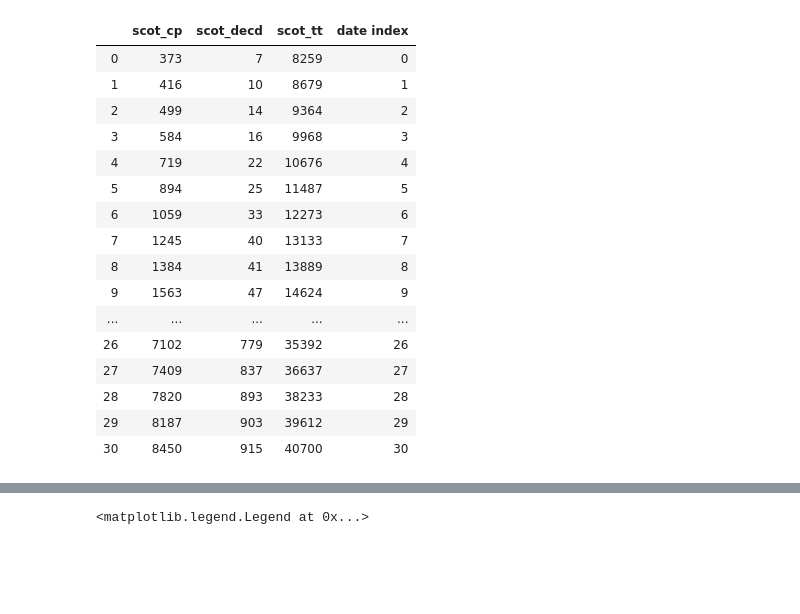
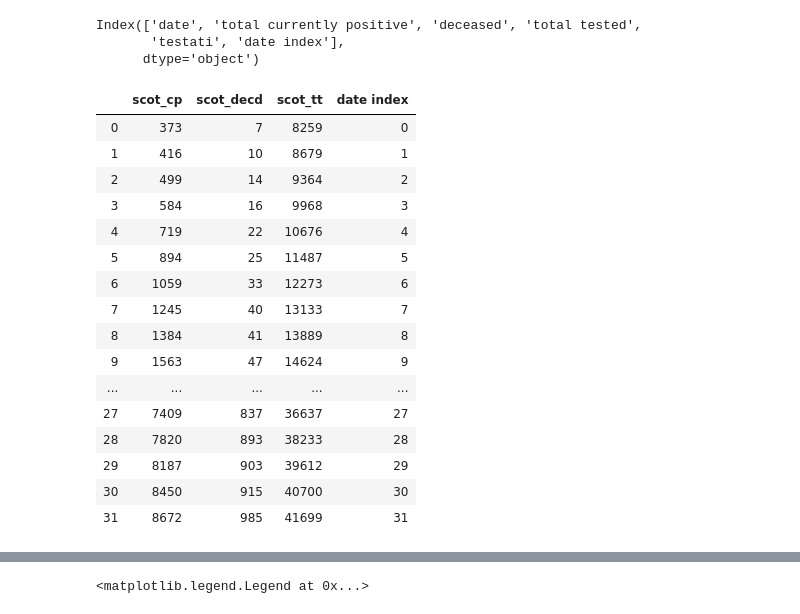
Before and after one commit to watty62/Scot_covid19, a Jupyter notebook: compare countries.ipynb, the cells around one changed output, grey strips where cells are left out. Drawn from its saved outputs; the diff is of its cells as text; code cells hidden in the pictures; blank space fills up the shorter version.

```diff
--- a/compare countries.ipynb
+++ b/compare countries.ipynb
@@ -18,7 +18,7 @@ df_italy.head(2)
 | 1 | 2020-02-25T18:00:00 | ITA | 114 | 35 | 150 | 162 | ... |
 # %%
 # English translations of the column names
-df_italy.columns =['date', 'state', 'hospitalized with symptoms', 'intensive care', 'total hospitalized', 'home isolation', 'total currently positive', 'change in positive','new currently positive', 'discharged healed', 'deceased', 'total cases', 'total tested']
+df_italy.columns =['date', 'state', 'hospitalized with symptoms', 'intensive care', 'total hospitalized', 'home isolation', 'total currently positive', 'change in positive','new currently positive', 'discharged healed', 'deceased', 'total cases', 'total tested', 'testati']
 # %%
 df_italy.columns
 # %% [output]
@@ -111,30 +111,37 @@ df_scot
 # %%
 df_scot_copy= df_scot
+# %%
+df_italy.columns
+# %% [output]
+Index(['date', 'total currently positive', 'deceased', 'total tested',
+       'testati', 'date index'],
+      dtype='object')
 # %%
 #prepare to merge data frames
 
-df_italy.columns =['date','italy_cp','italy_decd','italy_tt','date index']
+df_italy.columns =['date','italy_cp','italy_decd','italy_tt','date index','testati']
 df_italy.drop('date', axis=1)
+df_italy.drop('testati', axis=1)
 df_scot.columns =['date','scot_cp','scot_decd','scot_tt','date index']
 df_scot.drop('date', axis=1)
 # %% [output]
 |  | scot_cp | scot_decd | scot_tt | date index |
 | 0 | 373 | 7 | 8259 | 0 |
 | 1 | 416 | 10 | 8679 | 1 |
 | 2 | 499 | 14 | 9364 | 2 |
 | 3 | 584 | 16 | 9968 | 3 |
 | 4 | 719 | 22 | 10676 | 4 |
 | 5 | 894 | 25 | 11487 | 5 |
 | 6 | 1059 | 33 | 12273 | 6 |
 | 7 | 1245 | 40 | 13133 | 7 |
 | 8 | 1384 | 41 | 13889 | 8 |
 | 9 | 1563 | 47 | 14624 | 9 |
 | ... | ... | ... | ... | ... |
-| 26 | 7102 | 779 | 35392 | 26 |
 | 27 | 7409 | 837 | 36637 | 27 |
 | 28 | 7820 | 893 | 38233 | 28 |
 | 29 | 8187 | 903 | 39612 | 29 |
 | 30 | 8450 | 915 | 40700 | 30 |
+| 31 | 8672 | 985 | 41699 | 31 |
 # %%
 #Merge dataframes on "date index"
 df_merged = pd.merge(df_italy, df_scot, on='date index')
```
Also changed, not shown: parts of 8 cells of this notebook, 9 other files.
